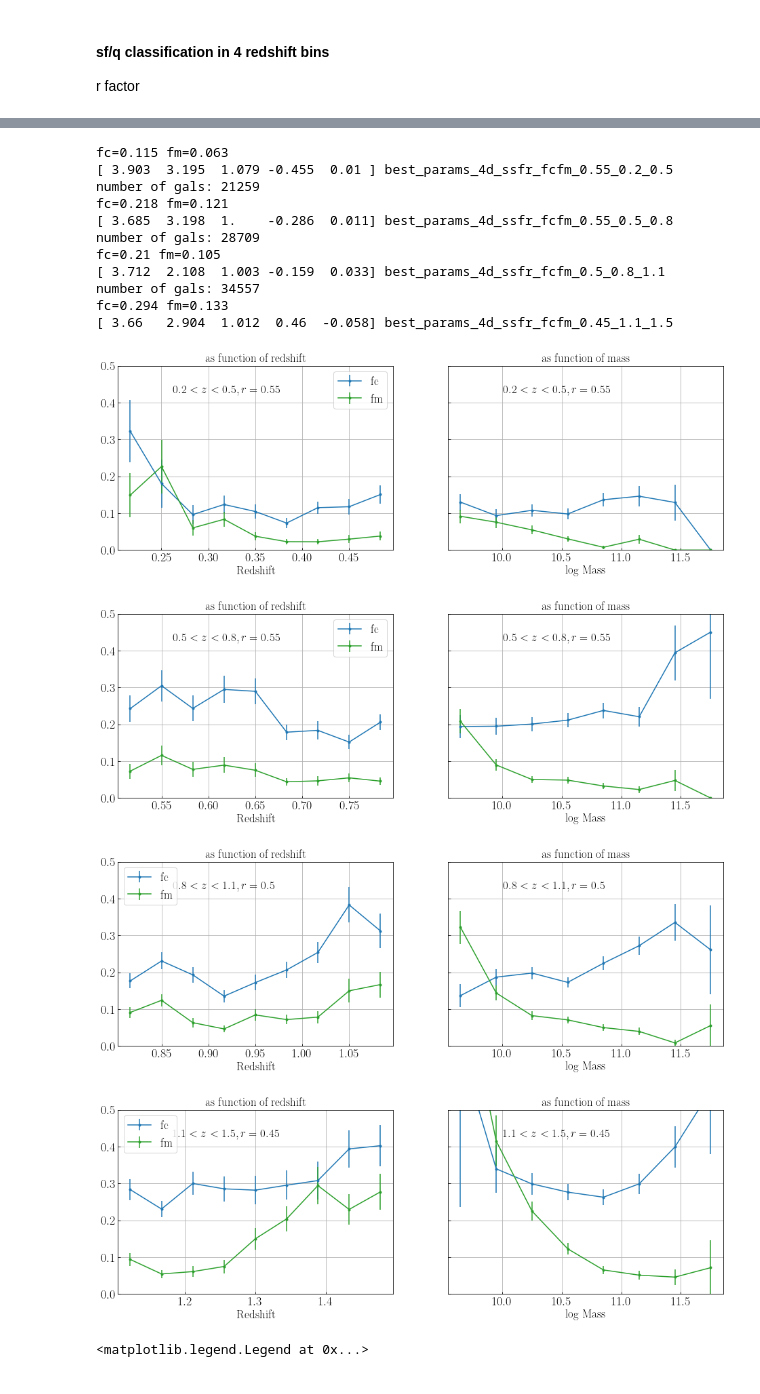
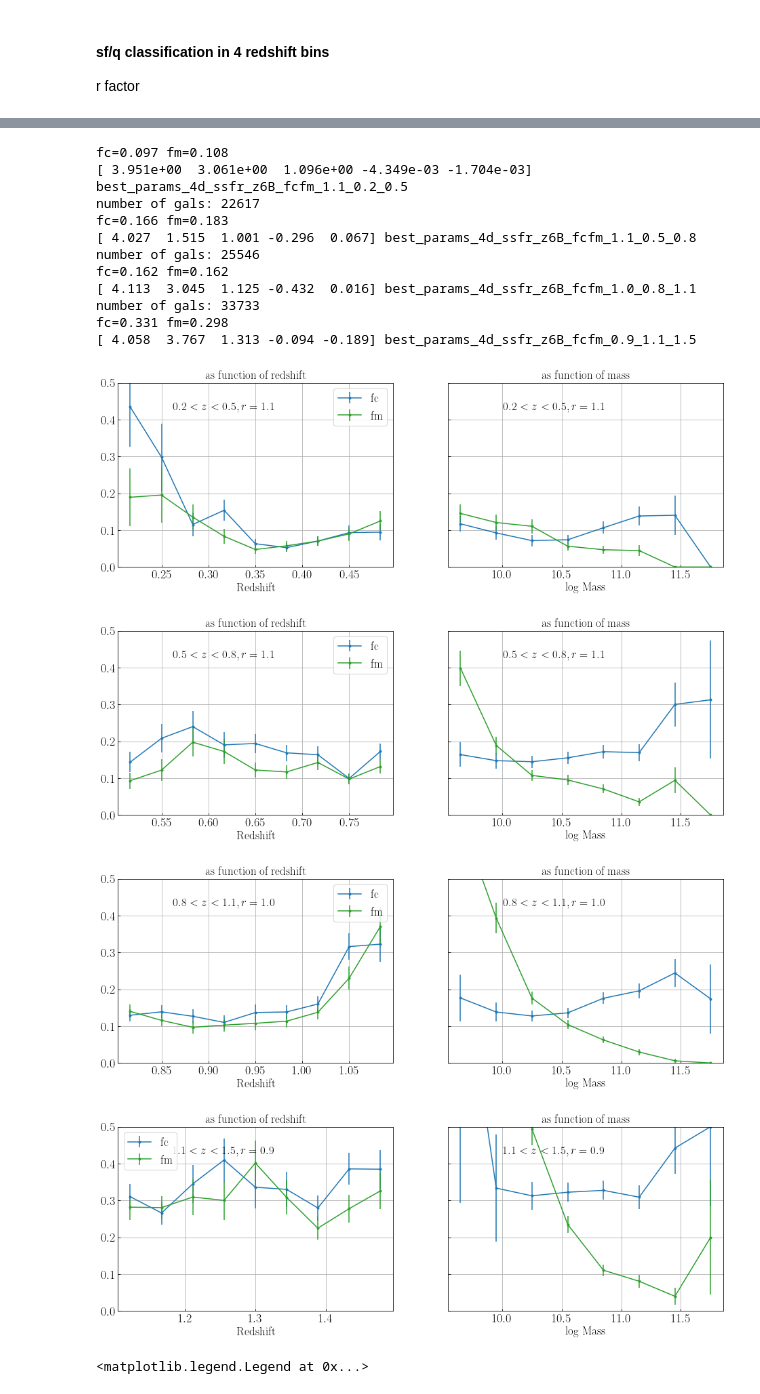
Before and after one commit to LejayChen/massive_gals, a Jupyter notebook: lephare_nuvrk_new.ipynb, the cells around one changed output, grey strips where cells are left out. Cells and saved outputs as stored; diff of their text form; code cells hidden in the pictures.

```diff
--- a/lephare_nuvrk_new.ipynb
+++ b/lephare_nuvrk_new.ipynb
@@ -1399,8 +1399,18 @@ fc=0.063 fm=0.26
 # %%
 # match my catalog with C20
 
-cat_mycosmos_name = '/Users/lejay/research/lephare_dev/my_code/graham_output_cats_new/pcat_COSMOS_deep_cat_out_nomaglimit_nonir_il_nz_prior_formass_sfq_added.fits'
+# cat_mycosmos_name = '/Users/lejay/research/lephare_dev/my_code/graham_output_cats_new/pcat_COSMOS_deep_cat_out_nomaglimit_nonir_il_nz_prior_formass.fits'
+cat_photoz_type = '11band'
+
+cat_mycosmos_name = '/Users/lejay/research/lephare_dev/my_code/graham_output_cats_new/pcat_z6B_COSMOS_deep_cat_out_nomaglimit_nonir_il_nz_prior_formass.fits'
+cat_photoz_type = '6band'
+
+if cat_photoz_type == '11band':
+    photoz_type_show = ''
+else:
+    photoz_type_show = '_z6B'
+
 cat_c20_name = '/Users/lejay/COSMOS2020/COSMOS2020_CLASSIC_FARMER_combine_v2.2.fits'
-combined_cat_name = cat_mycosmos_name.replace('_sfq_added.fits','_c20added.fits')
+combined_cat_name = cat_mycosmos_name.replace('.fits','_c20added.fits')
 print(combined_cat_name)
 # %% [output]
@@ -1516,6 +1526,6 @@ else:
 
 ###### set r-fractor #######
 
-r = 0.5 # r=2.5,r=1,r=0.5
+r = 1.0 # r=2.5,r=1,r=0.5
 print('r-fractor',r)
 # %% [output]
@@ -1576,5 +1586,5 @@ for cost_func in ['ttff','fcfm']:
     print('length of table',len(cat_z),', elapsed time:',round(end - start,2))
     print(cost_func, result.x,'best score:',round(result.fun,3))
     best_params_4d = result.x
-    np.save('best_params_4d'+'_'+c20_ref_type+'_'+cost_func+'_'+str(r), best_params_4d)
+    np.save('best_params_4d'+'_'+c20_ref_type+photoz_type_show+'_'+cost_func+'_'+str(r), best_params_4d)
 # %% [output]
@@ -1916,7 +1929,7 @@ plt.show()
 r factor
 # %%
 # process table
-cat_name = cat_mycosmos_name.replace('_sfq_added.fits','_c20added.fits')
+cat_name = cat_mycosmos_name.replace('.fits','_c20added.fits')
 print(cat_name)
 cat = Table.read(cat_name)
 cat = cat[(cat['lp_zPDF_farmer']>0) & (cat['lp_zPDF_farmer']<3)]
@@ -1947,7 +1960,7 @@ print(len(cat))
 z_mins = [0.2, 0.5, 0.8, 1.1]
 z_maxs = [0.5, 0.8, 1.1, 1.5]
 
-sfq_type = 'fm_weighted'
+sfq_type = 'balanced'
 r_factors_base = np.array([1.1,1.1,1.0,0.9])
 if sfq_type == 'fc_weighted':
     r_factors = r_factors_base*2.5
@@ -1991,7 +2004,7 @@ for z_idx in range(len(z_mins)):
     fc,fm=plot_fcfm(data,q_labels_ssfr,q,sf, '$'+str(z_mins[z_idx])+'<z<'+str(z_maxs[z_idx])+',r='+str(r_factor)+'$')
     print('fc='+str(round(fc,3)),'fm='+str(round(fm,3)))
 
-    result_name = 'best_params_4d'+'_'+c20_ref_type+'_'+cost_func+'_'+str(r_factor)+'_'+str(z_mins[z_idx])+'_'+str(z_maxs[z_idx])
+    result_name = 'best_params_4d'+'_'+c20_ref_type+photoz_type_show+'_'+cost_func+'_'+str(r_factor)+'_'+str(z_mins[z_idx])+'_'+str(z_maxs[z_idx])
     print(best_params_4d,result_name)
     np.save(result_name, best_params_4d)
 # %% [output]
@@ -1999,18 +2012,18 @@ number of gals: 10472
-fc=0.115 fm=0.063
-[ 3.903  3.195  1.079 -0.455  0.01 ] best_params_4d_ssfr_fcfm_0.55_0.2_0.5
-number of gals: 21259
-fc=0.218 fm=0.121
-[ 3.685  3.198  1.    -0.286  0.011] best_params_4d_ssfr_fcfm_0.55_0.5_0.8
-number of gals: 28709
-fc=0.21 fm=0.105
-[ 3.712  2.108  1.003 -0.159  0.033] best_params_4d_ssfr_fcfm_0.5_0.8_1.1
-number of gals: 34557
-fc=0.294 fm=0.133
-[ 3.66   2.904  1.012  0.46  -0.058] best_params_4d_ssfr_fcfm_0.45_1.1_1.5
+fc=0.097 fm=0.108
+[ 3.951e+00  3.061e+00  1.096e+00 -4.349e-03 -1.704e-03] best_params_4d_ssfr_z6B_fcfm_1.1_0.2_0.5
+number of gals: 22617
+fc=0.166 fm=0.183
+[ 4.027  1.515  1.001 -0.296  0.067] best_params_4d_ssfr_z6B_fcfm_1.1_0.5_0.8
+number of gals: 25546
+fc=0.162 fm=0.162
+[ 4.113  3.045  1.125 -0.432  0.016] best_params_4d_ssfr_z6B_fcfm_1.0_0.8_1.1
+number of gals: 33733
+fc=0.331 fm=0.298
+[ 4.058  3.767  1.313 -0.094 -0.189] best_params_4d_ssfr_z6B_fcfm_0.9_1.1_1.5
-[figure, old version]
+[figure, new version]
-[figure, old version]
+[figure, new version]
-[figure, old version]
+[figure, new version]
-[figure, old version]
+[figure, new version]
 # %%
 
 fig, axs = plt.subplots(1, 1, figsize = (7, 6), sharey=True)
```
Also changed, not shown: parts of 10 cells of this notebook, 4 other files.
